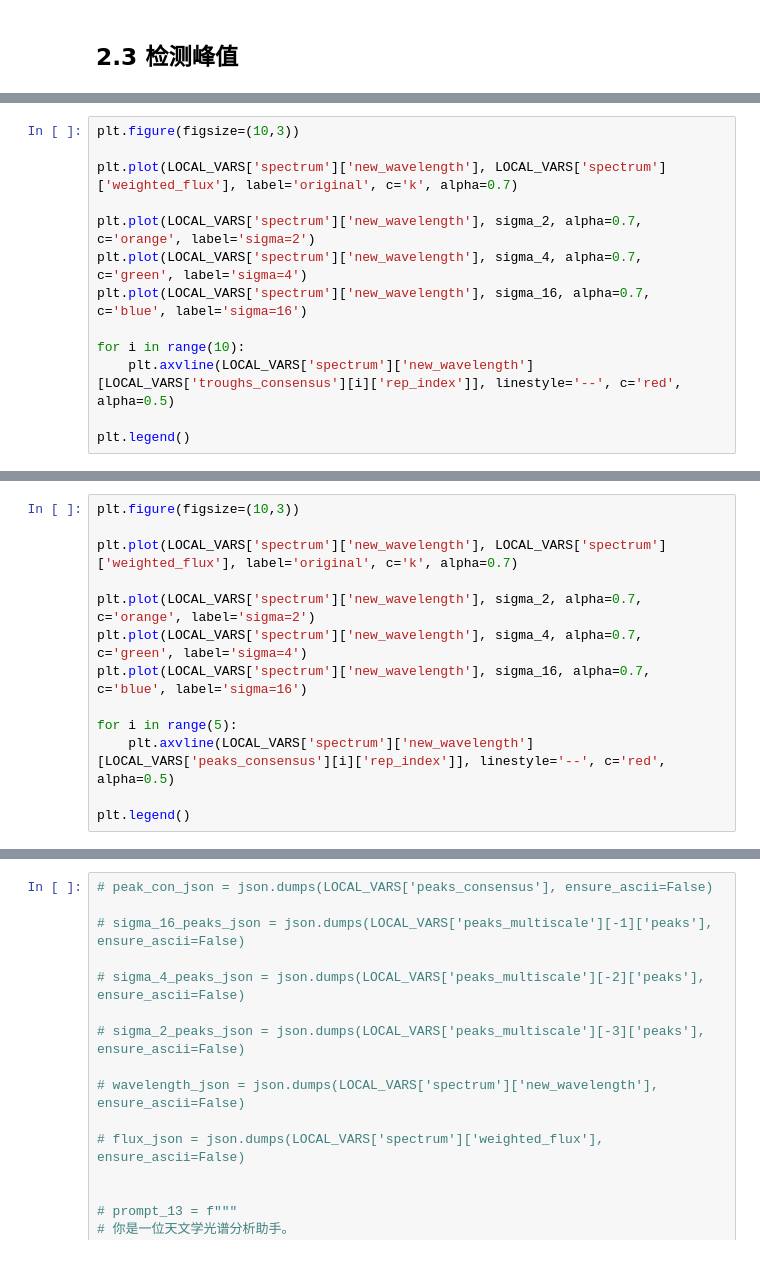
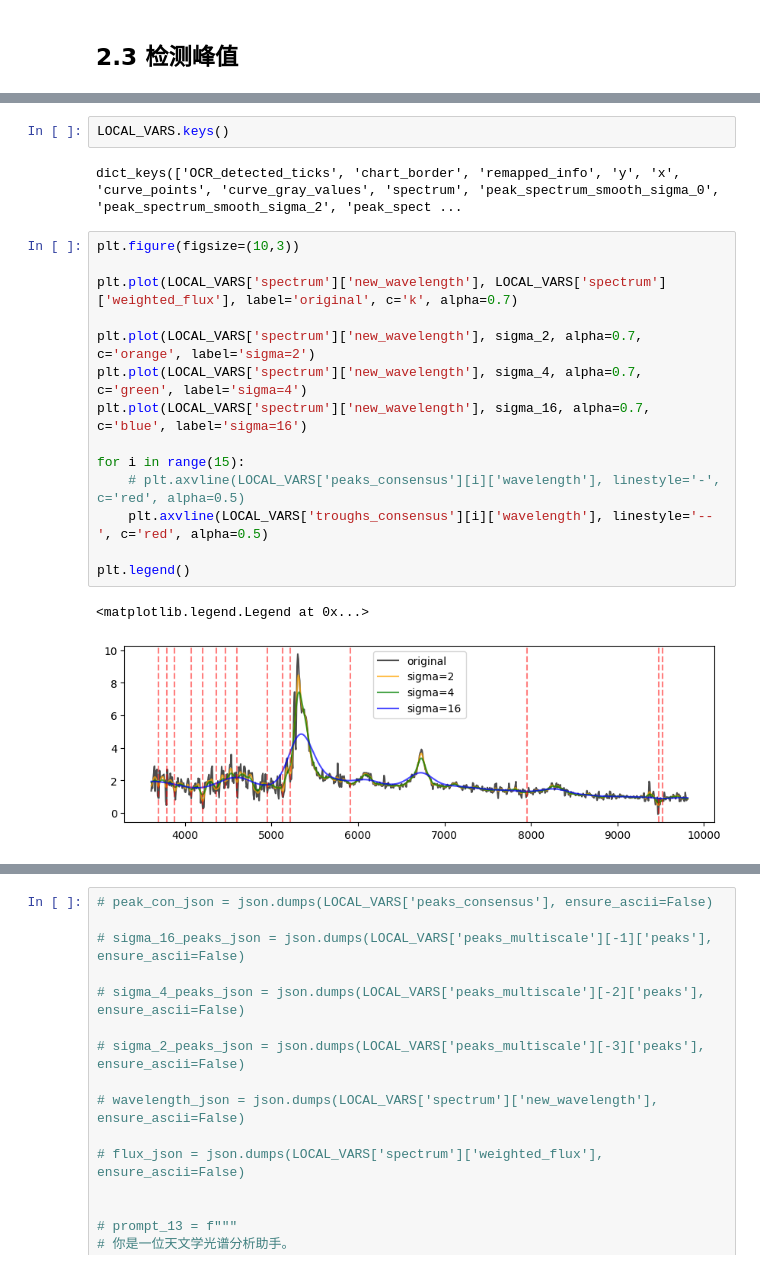
Before and after one commit to mynamesnoname/AstroAgent, a Jupyter notebook: utils/1.ipynb, the cells around one changed output, grey strips where cells are left out. Drawn from its saved outputs; the diff is of its cells as text.

```diff
--- a/utils/1.ipynb
+++ b/utils/1.ipynb
@@ -790,13 +413,0 @@ dict_keys(['OCR_detected_ticks', 'chart_border', 'remapped_info', 'y', 'x', 'cur
-# %%
-plt.figure(figsize=(10,3))
-
-plt.plot(LOCAL_VARS['spectrum']['new_wavelength'], LOCAL_VARS['spectrum']['weighted_flux'], label='original', c='k', alpha=0.7)
-
-plt.plot(LOCAL_VARS['spectrum']['new_wavelength'], sigma_2, alpha=0.7, c='orange', label='sigma=2')
-plt.plot(LOCAL_VARS['spectrum']['new_wavelength'], sigma_4, alpha=0.7, c='green', label='sigma=4')
-plt.plot(LOCAL_VARS['spectrum']['new_wavelength'], sigma_16, alpha=0.7, c='blue', label='sigma=16')
-
-for i in range(10):
-    plt.axvline(LOCAL_VARS['spectrum']['new_wavelength'][LOCAL_VARS['troughs_consensus'][i]['rep_index']], linestyle='--', c='red', alpha=0.5)
-
-plt.legend()
@@ -826,13 +413,0 @@ LOCAL_VARS['peaks_consensus'][0]
-# %%
-plt.figure(figsize=(10,3))
-
-plt.plot(LOCAL_VARS['spectrum']['new_wavelength'], LOCAL_VARS['spectrum']['weighted_flux'], label='original', c='k', alpha=0.7)
-
-plt.plot(LOCAL_VARS['spectrum']['new_wavelength'], sigma_2, alpha=0.7, c='orange', label='sigma=2')
-plt.plot(LOCAL_VARS['spectrum']['new_wavelength'], sigma_4, alpha=0.7, c='green', label='sigma=4')
-plt.plot(LOCAL_VARS['spectrum']['new_wavelength'], sigma_16, alpha=0.7, c='blue', label='sigma=16')
-
-for i in range(5):
-    plt.axvline(LOCAL_VARS['spectrum']['new_wavelength'][LOCAL_VARS['peaks_consensus'][i]['rep_index']], linestyle='--', c='red', alpha=0.5)
-
-plt.legend()
@@ -879,2 +452,23 @@ print(result_11)
+# %%
+LOCAL_VARS.keys()
+# %% [output]
+dict_keys(['OCR_detected_ticks', 'chart_border', 'remapped_info', 'y', 'x', 'curve_points', 'curve_gray_values', 'spectrum', 'peak_spectrum_smooth_sigma_0', 'peak_spectrum_smooth_sigma_2', 'peak_spect ...
+# %%
+plt.figure(figsize=(10,3))
+
+plt.plot(LOCAL_VARS['spectrum']['new_wavelength'], LOCAL_VARS['spectrum']['weighted_flux'], label='original', c='k', alpha=0.7)
+
+plt.plot(LOCAL_VARS['spectrum']['new_wavelength'], sigma_2, alpha=0.7, c='orange', label='sigma=2')
+plt.plot(LOCAL_VARS['spectrum']['new_wavelength'], sigma_4, alpha=0.7, c='green', label='sigma=4')
+plt.plot(LOCAL_VARS['spectrum']['new_wavelength'], sigma_16, alpha=0.7, c='blue', label='sigma=16')
+
+for i in range(15):
+    # plt.axvline(LOCAL_VARS['peaks_consensus'][i]['wavelength'], linestyle='-', c='red', alpha=0.5)
+    plt.axvline(LOCAL_VARS['troughs_consensus'][i]['wavelength'], linestyle='--', c='red', alpha=0.5)
+
+plt.legend()
+# %% [output]
+<matplotlib.legend.Legend at 0x...>
+[figure, added]
 # %%
 LOCAL_VARS.keys()
```
Also changed, not shown: parts of 29 cells of this notebook, 2 other files.
